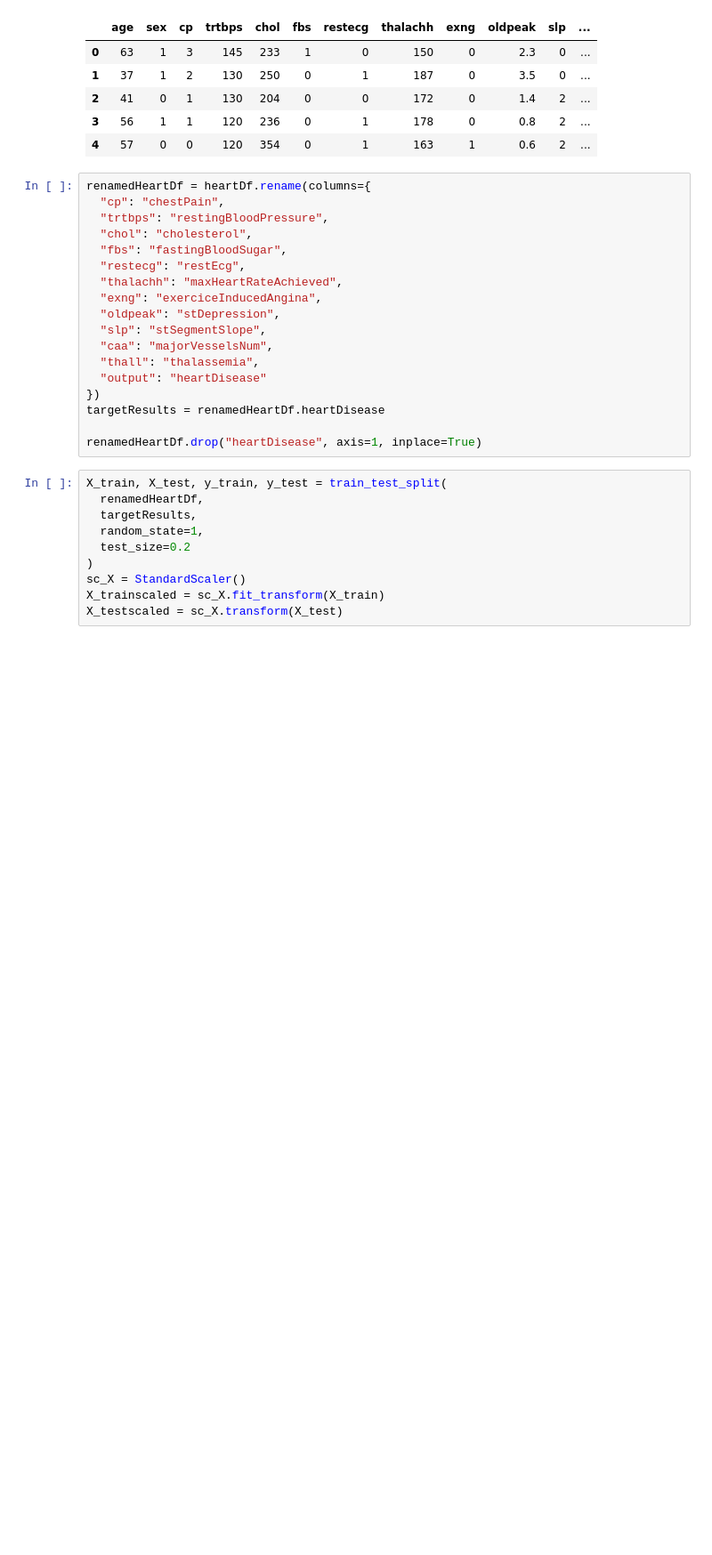
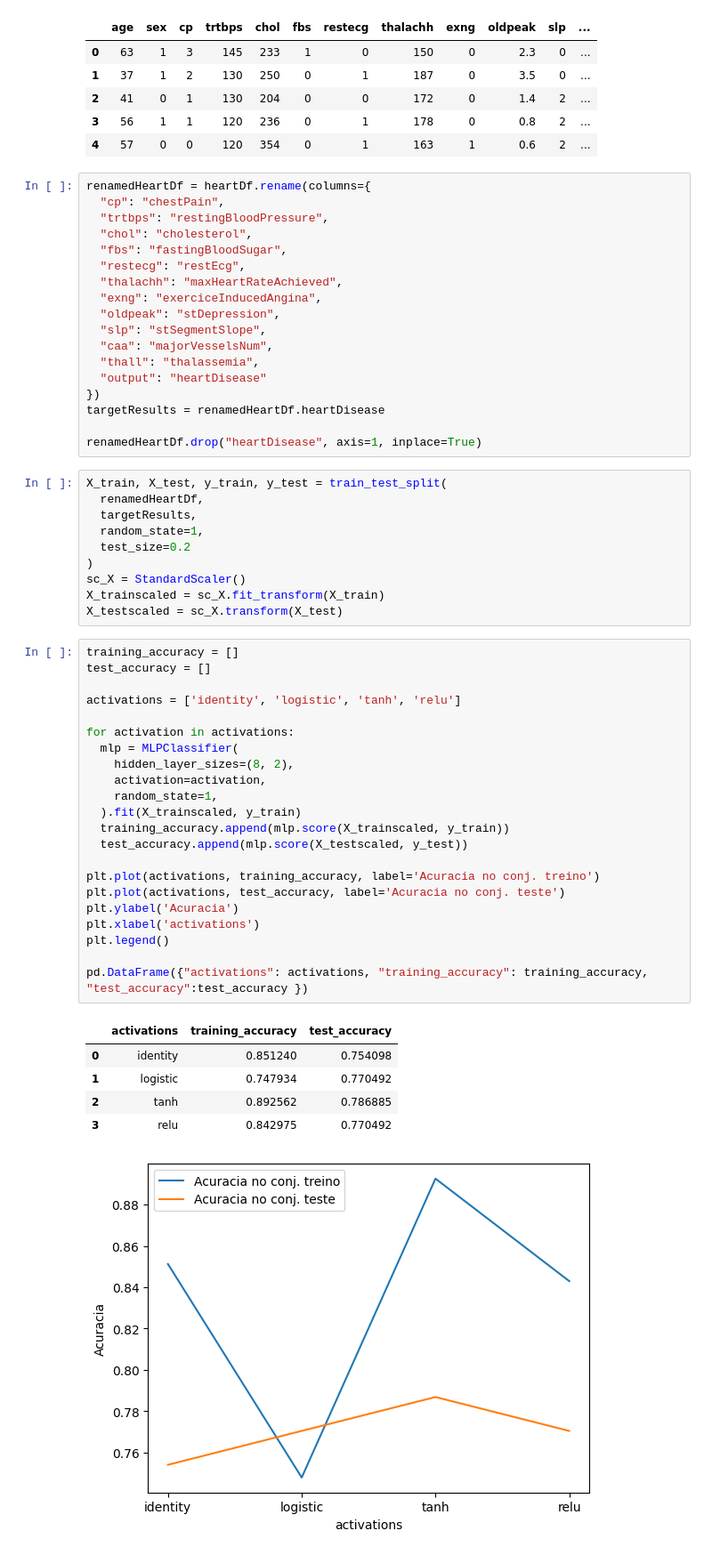
Before and after one commit to DanielSLucas/introducaoDataScience, a Jupyter notebook: praticando/heart attack/neuralNetwork.ipynb, the cells around one changed output. Shown: that part at 89% size. Saved outputs shown, nothing was run; the diff lists cells and outputs as text; blank space fills up the shorter version.

```diff
--- a/praticando/heart attack/neuralNetwork.ipynb
+++ b/praticando/heart attack/neuralNetwork.ipynb
@@ -45,3 +45,32 @@ X_train, X_test, y_train, y_test = train_test_split(
 sc_X = StandardScaler()
 X_trainscaled = sc_X.fit_transform(X_train)
 X_testscaled = sc_X.transform(X_test)
+# %%
+training_accuracy = []
+test_accuracy = []
+
+activations = ['identity', 'logistic', 'tanh', 'relu']
+
+for activation in activations:
+  mlp = MLPClassifier(
+    hidden_layer_sizes=(8, 2),
+    activation=activation,
+    random_state=1,
+  ).fit(X_trainscaled, y_train)
+  training_accuracy.append(mlp.score(X_trainscaled, y_train))
+  test_accuracy.append(mlp.score(X_testscaled, y_test))
+
+plt.plot(activations, training_accuracy, label='Acuracia no conj. treino')
+plt.plot(activations, test_accuracy, label='Acuracia no conj. teste')
+plt.ylabel('Acuracia')
+plt.xlabel('activations')
+plt.legend()
+
+pd.DataFrame({"activations": activations, "training_accuracy": training_accuracy, "test_accuracy":test_accuracy })
+# %% [output]
+|  | activations | training_accuracy | test_accuracy |
+| 0 | identity | 0.851240 | 0.754098 |
+| 1 | logistic | 0.747934 | 0.770492 |
+| 2 | tanh | 0.892562 | 0.786885 |
+| 3 | relu | 0.842975 | 0.770492 |
+[figure, added]
```
Also changed, not shown: parts of 4 cells of this notebook.
